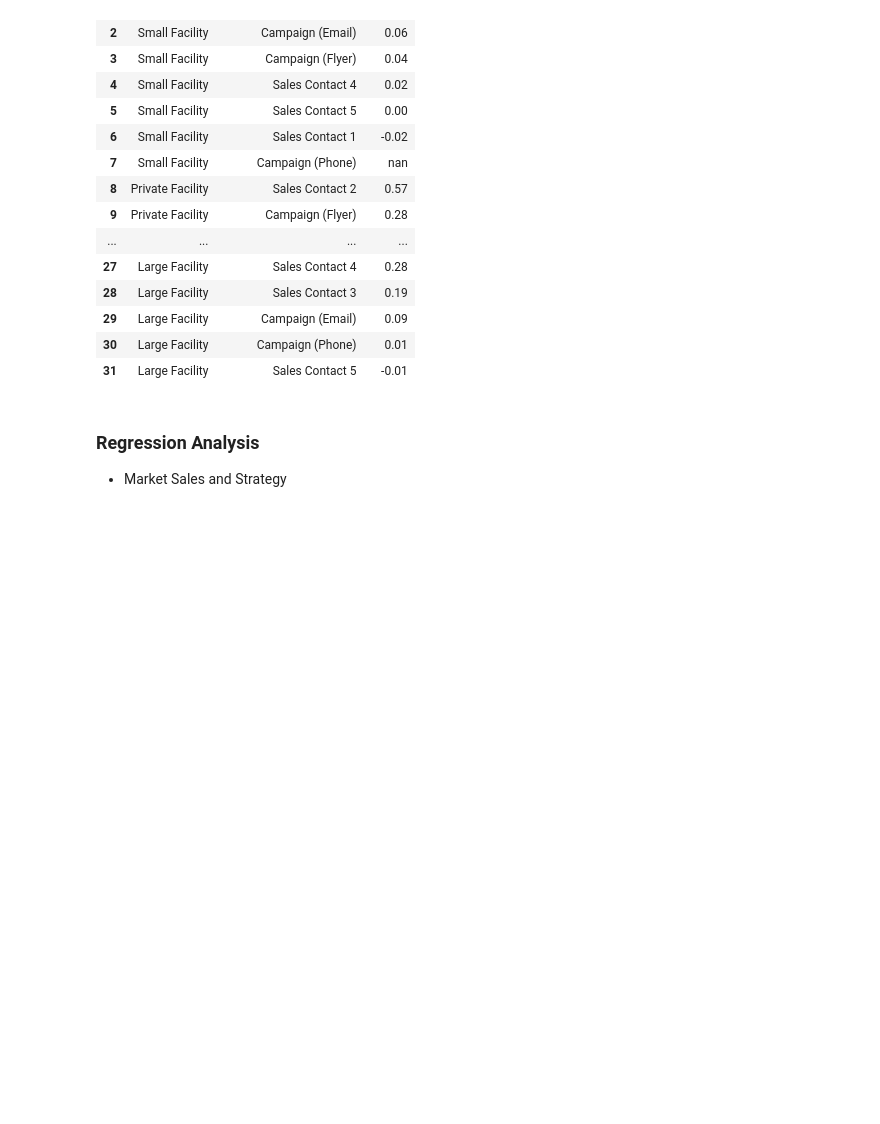
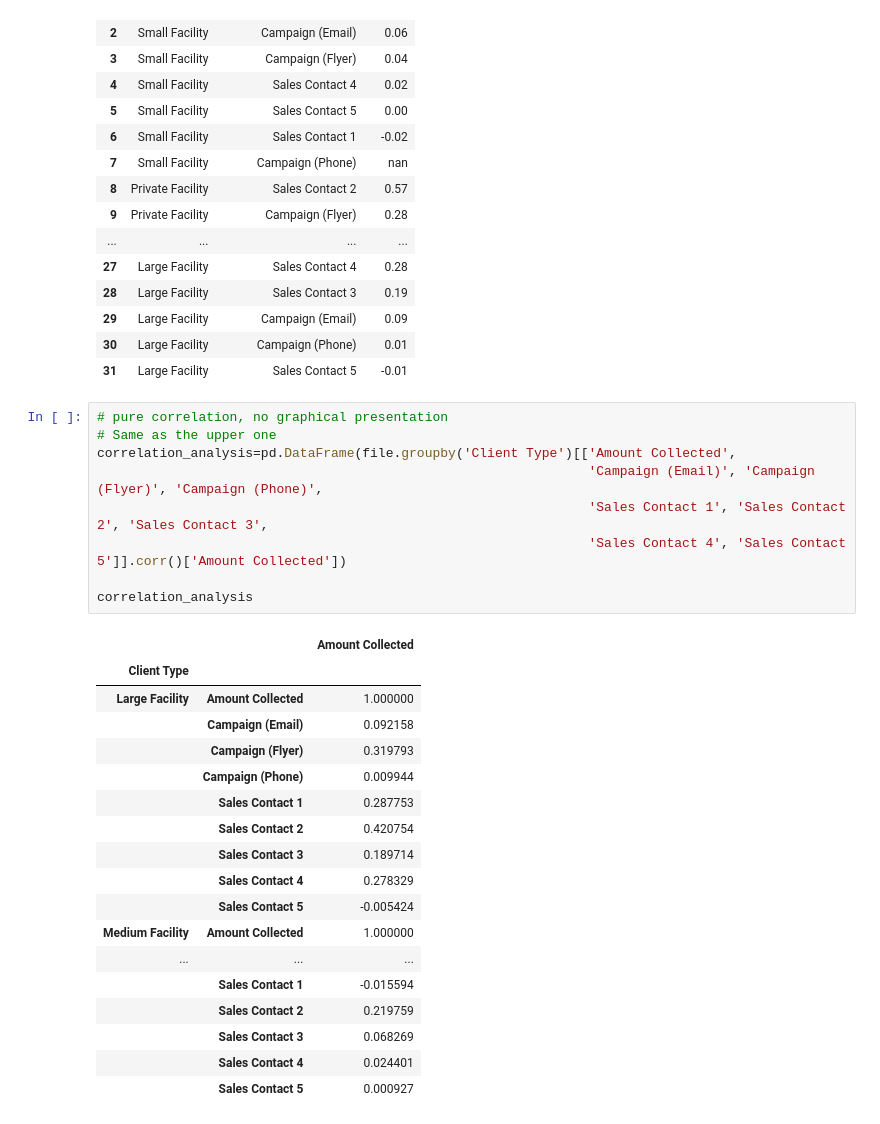
Before and after one commit to fahim-muntasir-niloy/Campaign-Data-Analysis, a Jupyter notebook: campaign.ipynb, the cells around one changed output. Drawn from its saved outputs; the diff is of its cells as text; blank space fills up the shorter version.

```diff
--- a/campaign.ipynb
+++ b/campaign.ipynb
@@ -165,6 +165,31 @@ correlation_analysis.style.background_gradient(cmap='Pastel1').set_precision(2)
 | 29 | Large Facility | Campaign (Email) | 0.09 |
 | 30 | Large Facility | Campaign (Phone) | 0.01 |
 | 31 | Large Facility | Sales Contact 5 | -0.01 |
-# %% [markdown]
-### Regression Analysis
-- Market Sales and Strategy
+# %%
+# pure correlation, no graphical presentation
+# Same as the upper one
+correlation_analysis=pd.DataFrame(file.groupby('Client Type')[['Amount Collected',
+                                                               'Campaign (Email)', 'Campaign (Flyer)', 'Campaign (Phone)',
+                                                               'Sales Contact 1', 'Sales Contact 2', 'Sales Contact 3',
+                                                               'Sales Contact 4', 'Sales Contact 5']].corr()['Amount Collected'])
+
+correlation_analysis
+# %% [output]
+|  |  | Amount Collected |
+| Client Type |  |  |
+| Large Facility | Amount Collected | 1.000000 |
+|  | Campaign (Email) | 0.092158 |
+|  | Campaign (Flyer) | 0.319793 |
+|  | Campaign (Phone) | 0.009944 |
+|  | Sales Contact 1 | 0.287753 |
+|  | Sales Contact 2 | 0.420754 |
+|  | Sales Contact 3 | 0.189714 |
+|  | Sales Contact 4 | 0.278329 |
+|  | Sales Contact 5 | -0.005424 |
+| Medium Facility | Amount Collected | 1.000000 |
+| ... | ... | ... |
+|  | Sales Contact 1 | -0.015594 |
+|  | Sales Contact 2 | 0.219759 |
+|  | Sales Contact 3 | 0.068269 |
+|  | Sales Contact 4 | 0.024401 |
+|  | Sales Contact 5 | 0.000927 |
```
Also changed, not shown: parts of 15 cells of this notebook, 1 other file.
